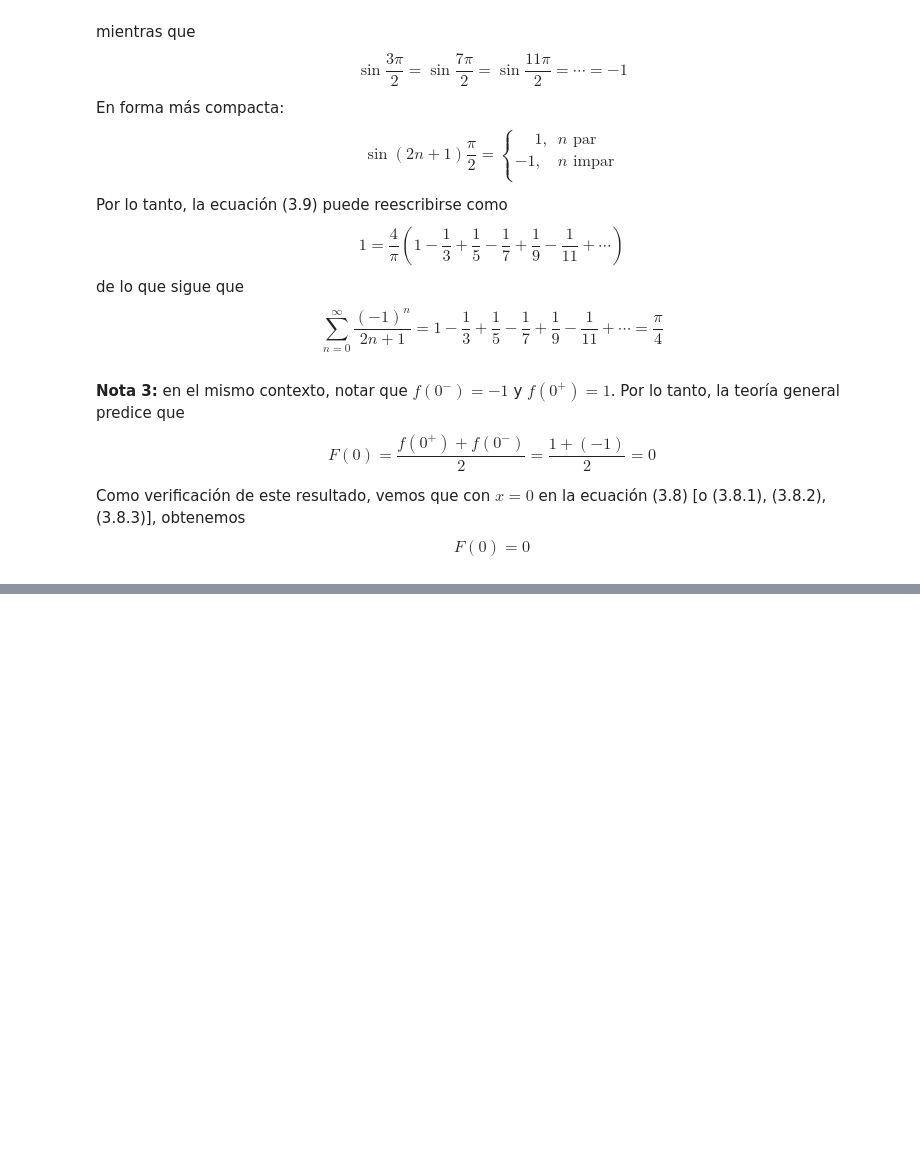
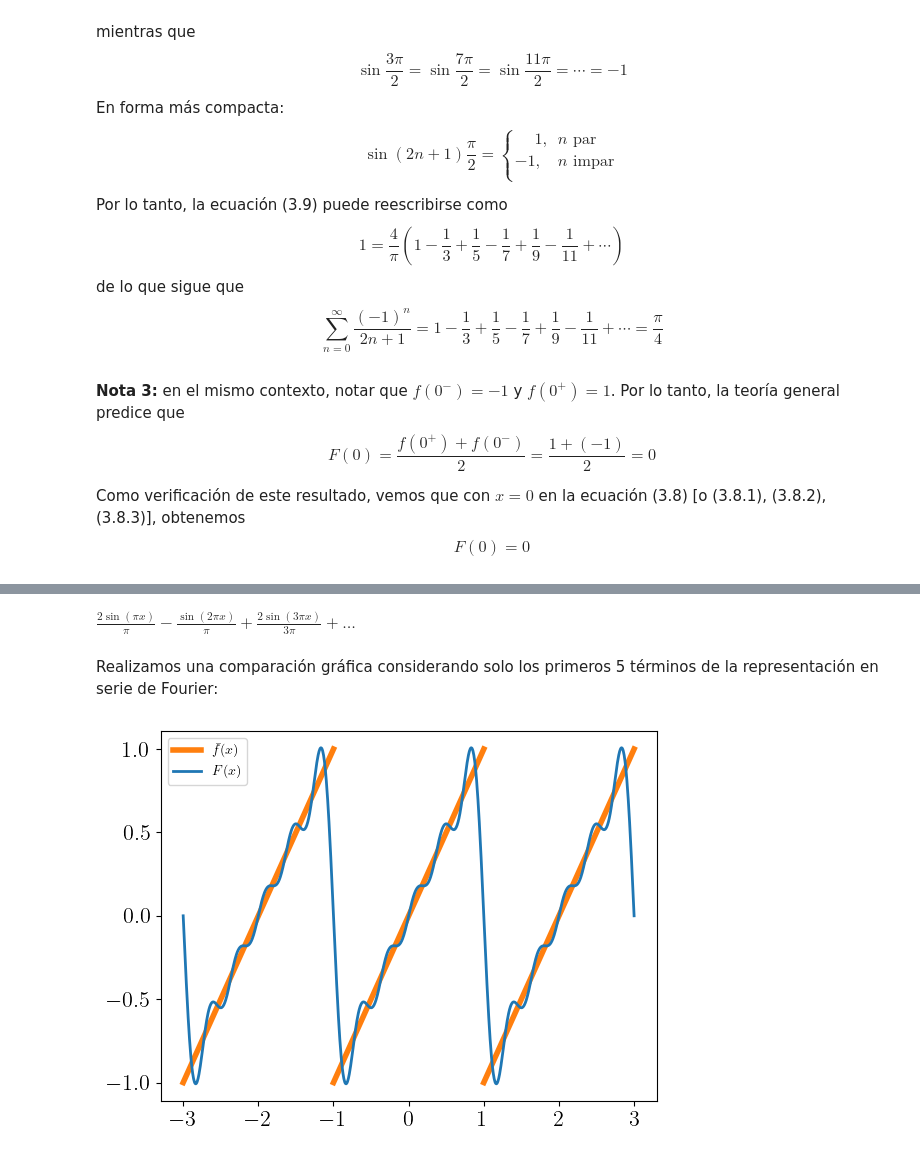
Before and after one commit to manuxch/calculo_avanzado, a Jupyter notebook: fourier/clase_03/code/practica_03.ipynb, the cells around one changed output, grey strips where cells are left out. Drawn from its saved outputs; the diff is of its cells as text; code cells hidden in the pictures; blank space fills up the shorter version.

```diff
--- a/fourier/clase_03/code/practica_03.ipynb
+++ b/fourier/clase_03/code/practica_03.ipynb
@@ -455,0 +751,3 @@ $$ F(0) = 0 $$
+# %%
+x, p = symbols('x p', real=True)
+n = symbols('n', integer=True, positive=True)
@@ -455,0 +805,27 @@ $$ F(0) = 0 $$
+# %%
+f = x
+F = fourier_series(f, (x, -1, 1))
+F
+# %% [output]
+$\displaystyle \frac{2 \sin{\left(\pi x \right)}}{\pi} - \frac{\sin{\left(2 \pi x \right)}}{\pi} + \frac{2 \sin{\left(3 \pi x \right)}}{3 \pi} + \ldots$
+# %% [markdown]
+Realizamos una comparación gráfica considerando solo los primeros 5 términos de la representación en serie de Fourier:
+# %%
+f_np = lambdify(x, f, 'numpy')
+F_np = lambdify(x, F.truncate(n=5), 'numpy')  # tomamos los primeros 5 términos de la serie de Fourier
+# %%
+fig, ax = plt.subplots()
+x_n = np.linspace(-1, 1, 300)
+x_ext = np.linspace(-3, 3, 1000)
+y = f_np(x_n)
+Y = F_np(x_ext)
+plt.plot(x_n, y, lw=4, c='tab:orange', label=r"$\bar{f}(x)$")
+plt.plot(x_n + 2, y, c='tab:orange', lw=4) # extensión de f en (pi, 3 pi)
+plt.plot(x_n - 2, y, c='tab:orange', lw=4) # extensión de f en (-3 pi, -pi)
+plt.plot(x_ext, Y, label=r"$F(x)$")
+ax.set_xticks([-3, -2, -1, 0, 1, 2, 3])
+ax.set_xticklabels(['$-3$', '$-2$','$-1$','$0$', '$1$', '$2$','$3$'])
+plt.legend()
+plt.show()
+# %% [output]
+[figure, added]
```
Also changed, not shown: parts of 48 cells of this notebook, 5 other files.
